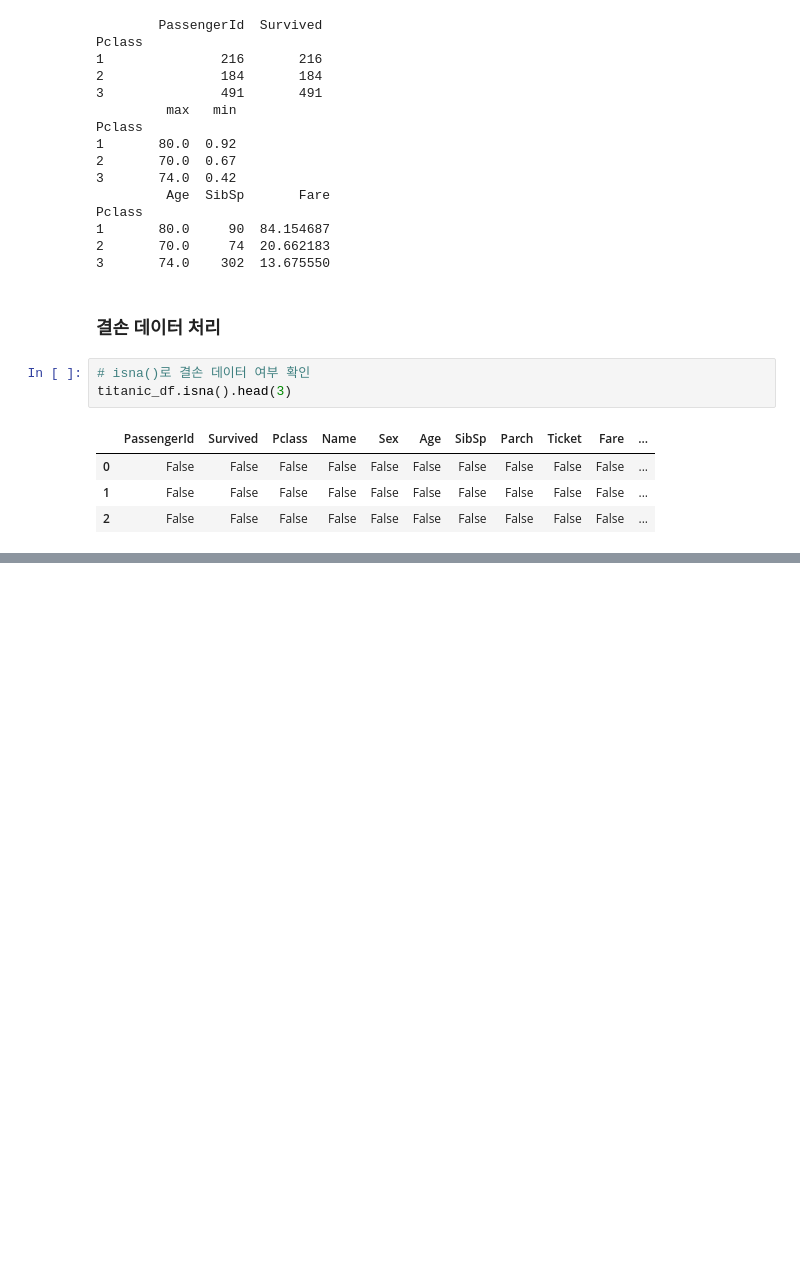
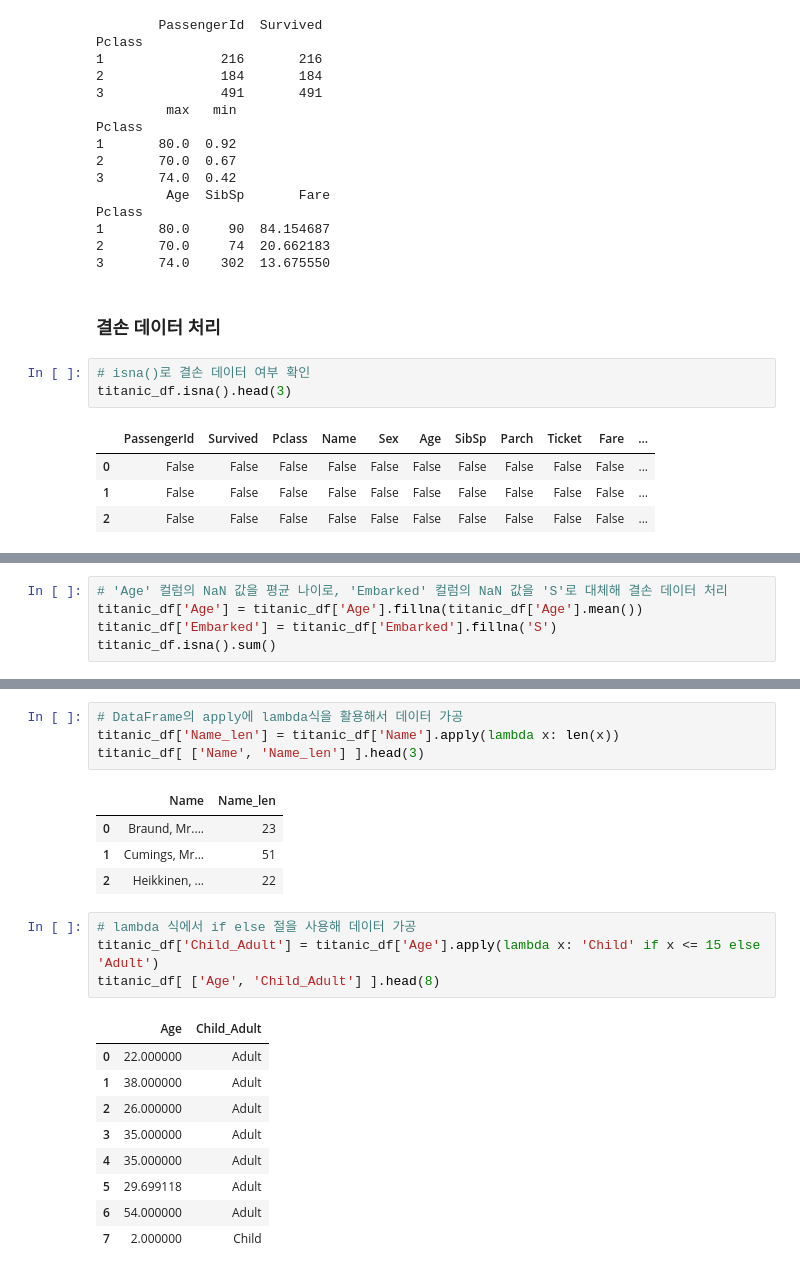
Before and after one commit to MoonJongSeo/Machine-Learning, a Jupyter notebook: 1장/2.pandas.ipynb, the cells around one changed output, grey strips where cells are left out. Cells and saved outputs as stored; diff of their text form; blank space fills up the shorter version.

```diff
--- a/1장/2.pandas.ipynb
+++ b/1장/2.pandas.ipynb
@@ -569,0 +596,5 @@ titanic_df.isna().head(3)
+# %%
+# 'Age' 컬럼의 NaN 값을 평균 나이로, 'Embarked' 컬럼의 NaN 값을 'S'로 대체해 결손 데이터 처리
+titanic_df['Age'] = titanic_df['Age'].fillna(titanic_df['Age'].mean())
+titanic_df['Embarked'] = titanic_df['Embarked'].fillna('S')
+titanic_df.isna().sum()
@@ -569,0 +638,23 @@ titanic_df.isna().head(3)
+# %%
+# DataFrame의 apply에 lambda식을 활용해서 데이터 가공
+titanic_df['Name_len'] = titanic_df['Name'].apply(lambda x: len(x))
+titanic_df[ ['Name', 'Name_len'] ].head(3)
+# %% [output]
+|  | Name | Name_len |
+| 0 | Braund, Mr.... | 23 |
+| 1 | Cumings, Mr... | 51 |
+| 2 | Heikkinen, ... | 22 |
+# %%
+# lambda 식에서 if else 절을 사용해 데이터 가공
+titanic_df['Child_Adult'] = titanic_df['Age'].apply(lambda x: 'Child' if x <= 15 else 'Adult')
+titanic_df[ ['Age', 'Child_Adult'] ].head(8)
+# %% [output]
+|  | Age | Child_Adult |
+| 0 | 22.000000 | Adult |
+| 1 | 38.000000 | Adult |
+| 2 | 26.000000 | Adult |
+| 3 | 35.000000 | Adult |
+| 4 | 35.000000 | Adult |
+| 5 | 29.699118 | Adult |
+| 6 | 54.000000 | Adult |
+| 7 | 2.000000 | Child |
```
Also changed, not shown: parts of 10 cells of this notebook.
